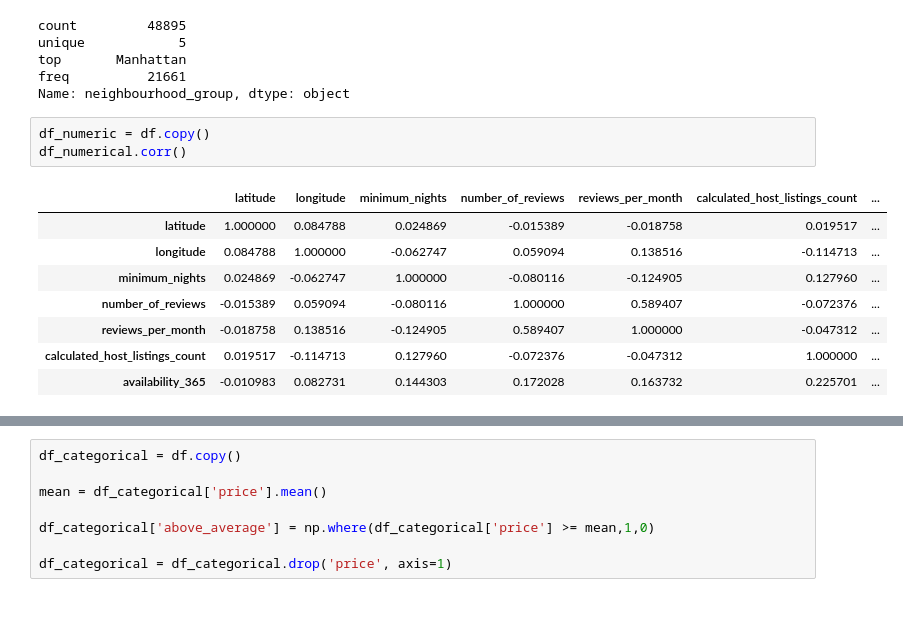
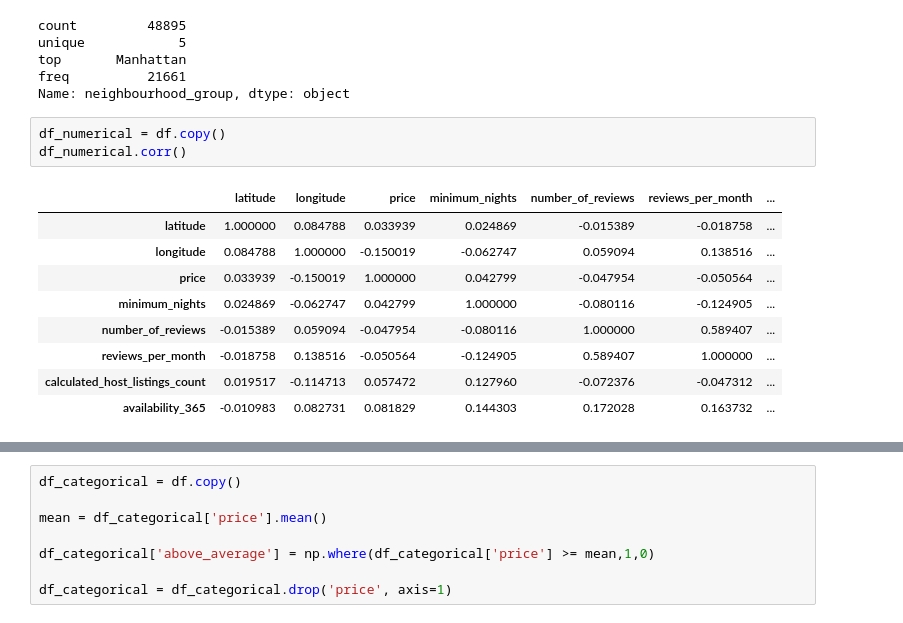
Before and after one commit to KenWuqianghao/ML-Zoomcamp, a Jupyter notebook: Week_3_Homework.ipynb, the cells around one changed output, grey strips where cells are left out. Drawn from its saved outputs; the diff is of its cells as text.

```diff
--- a/Week_3_Homework.ipynb
+++ b/Week_3_Homework.ipynb
@@ -21,17 +21,18 @@ top       Manhattan
 freq          21661
 Name: neighbourhood_group, dtype: object
 # %%
-df_numeric = df.copy()
+df_numerical = df.copy()
 df_numerical.corr()
 # %% [output]
-|  | latitude | longitude | minimum_nights | number_of_reviews | reviews_per_month | calculated_host_listings_count | ... |
-| latitude | 1.000000 | 0.084788 | 0.024869 | -0.015389 | -0.018758 | 0.019517 | ... |
-| longitude | 0.084788 | 1.000000 | -0.062747 | 0.059094 | 0.138516 | -0.114713 | ... |
-| minimum_nights | 0.024869 | -0.062747 | 1.000000 | -0.080116 | -0.124905 | 0.127960 | ... |
-| number_of_reviews | -0.015389 | 0.059094 | -0.080116 | 1.000000 | 0.589407 | -0.072376 | ... |
-| reviews_per_month | -0.018758 | 0.138516 | -0.124905 | 0.589407 | 1.000000 | -0.047312 | ... |
-| calculated_host_listings_count | 0.019517 | -0.114713 | 0.127960 | -0.072376 | -0.047312 | 1.000000 | ... |
-| availability_365 | -0.010983 | 0.082731 | 0.144303 | 0.172028 | 0.163732 | 0.225701 | ... |
+|  | latitude | longitude | price | minimum_nights | number_of_reviews | reviews_per_month | ... |
+| latitude | 1.000000 | 0.084788 | 0.033939 | 0.024869 | -0.015389 | -0.018758 | ... |
+| longitude | 0.084788 | 1.000000 | -0.150019 | -0.062747 | 0.059094 | 0.138516 | ... |
+| price | 0.033939 | -0.150019 | 1.000000 | 0.042799 | -0.047954 | -0.050564 | ... |
+| minimum_nights | 0.024869 | -0.062747 | 0.042799 | 1.000000 | -0.080116 | -0.124905 | ... |
+| number_of_reviews | -0.015389 | 0.059094 | -0.047954 | -0.080116 | 1.000000 | 0.589407 | ... |
+| reviews_per_month | -0.018758 | 0.138516 | -0.050564 | -0.124905 | 0.589407 | 1.000000 | ... |
+| calculated_host_listings_count | 0.019517 | -0.114713 | 0.057472 | 0.127960 | -0.072376 | -0.047312 | ... |
+| availability_365 | -0.010983 | 0.082731 | 0.081829 | 0.144303 | 0.172028 | 0.163732 | ... |
 # %%
 plt.figure(figsize=(15,10))
 sns.heatmap(df_numerical.corr(),annot=True,linewidths=.5, cmap="Blues")
```
Also changed, not shown: parts of 4 cells of this notebook, 2 other files.
